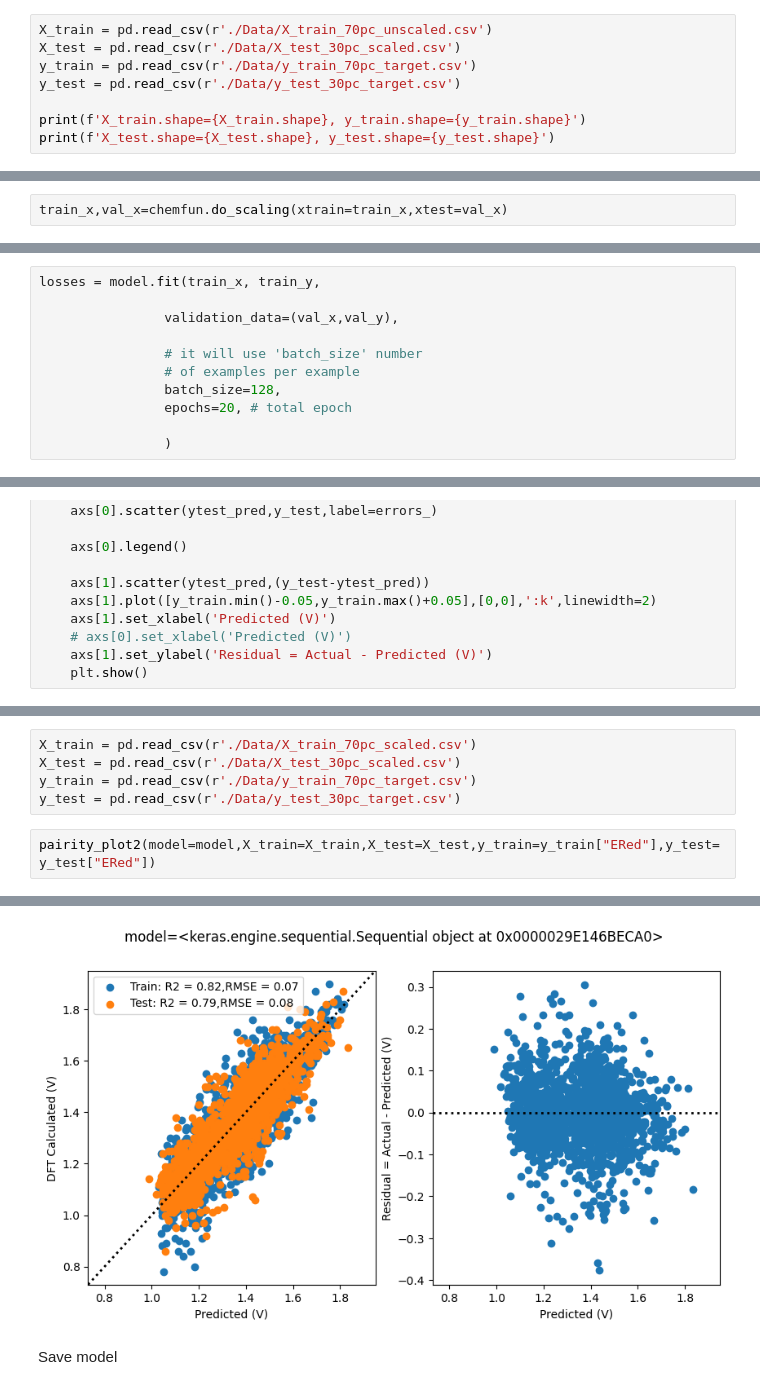
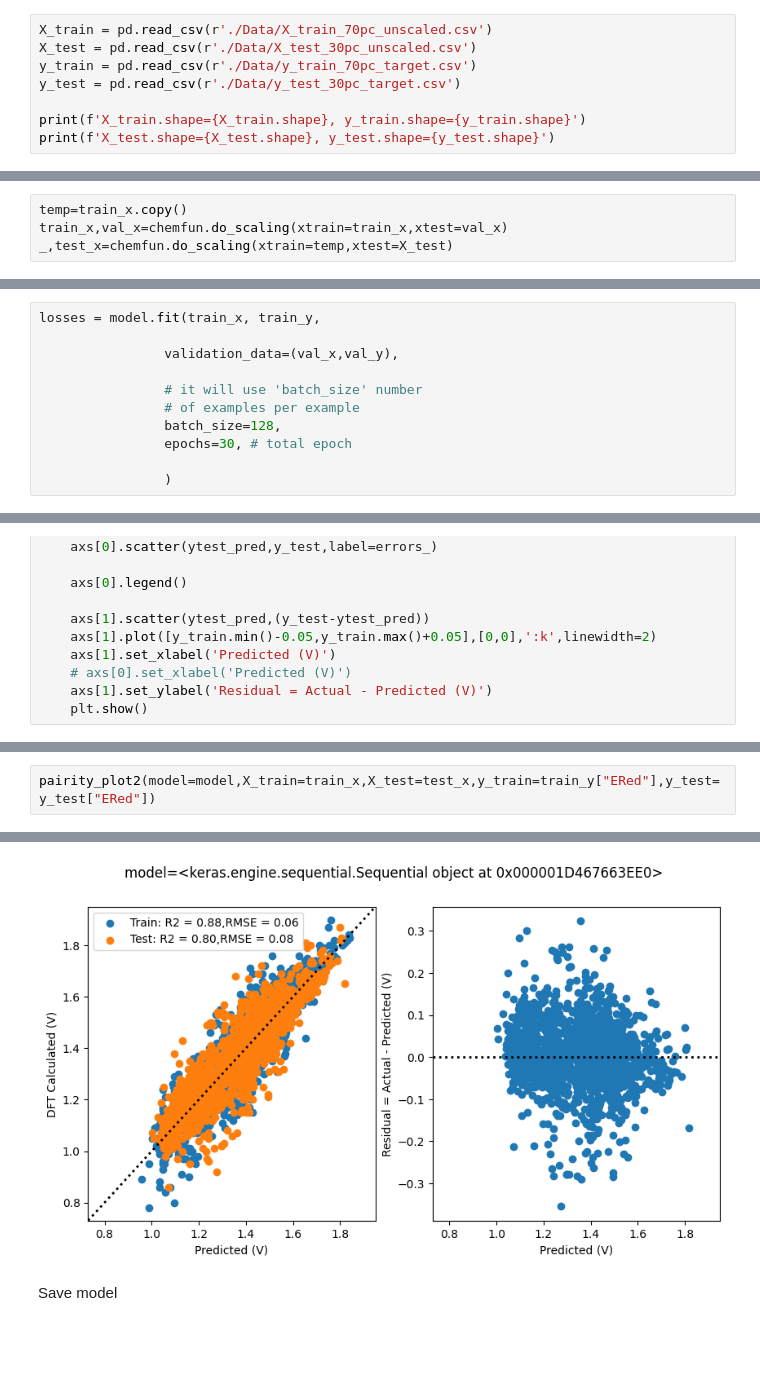
Before and after one commit to akashjn/DataScience, a Jupyter notebook: Redox Potential/4_NN_model.ipynb, the cells around one changed output, grey strips where cells are left out. Cells and saved outputs as stored; diff of their text form; blank space fills up the shorter version.

Commit message:
with model comparison

```diff
--- a/Redox Potential/4_NN_model.ipynb
+++ b/Redox Potential/4_NN_model.ipynb
@@ -24,7 +24,7 @@ import rdkit.Chem as Chem
 Need val data for training NN so read the unscaled train features
 # %%
 X_train = pd.read_csv(r'./Data/X_train_70pc_unscaled.csv')
-X_test = pd.read_csv(r'./Data/X_test_30pc_scaled.csv')
+X_test = pd.read_csv(r'./Data/X_test_30pc_unscaled.csv')
 y_train = pd.read_csv(r'./Data/y_train_70pc_target.csv')
 y_test = pd.read_csv(r'./Data/y_test_30pc_target.csv')
 
@@ -108,6 +108,8 @@ train_x.shape = (3428, 59), val_x.shape = (381, 59), train_y.shape = (3428, 1),
 # %% [markdown]
 scaling
 # %%
+temp=train_x.copy()
 train_x,val_x=chemfun.do_scaling(xtrain=train_x,xtest=val_x)
+_,test_x=chemfun.do_scaling(xtrain=temp,xtest=X_test)
 # %% [output]
 returning scaled train and test data
@@ -119,7 +122,7 @@ losses = model.fit(train_x, train_y,
 				# it will use 'batch_size' number
 				# of examples per example
 				batch_size=128,
-				epochs=20, # total epoch
+				epochs=30, # total epoch
 
 				)
 # %% [output]
@@ -207,8 +210,3 @@ pairity_plot2(model=model,X_train=train_x,X_test=val_x,y_train=train_y["ERed"],y
-# %%
-X_train = pd.read_csv(r'./Data/X_train_70pc_scaled.csv')
-X_test = pd.read_csv(r'./Data/X_test_30pc_scaled.csv')
-y_train = pd.read_csv(r'./Data/y_train_70pc_target.csv')
-y_test = pd.read_csv(r'./Data/y_test_30pc_target.csv')
 # %%
-pairity_plot2(model=model,X_train=X_train,X_test=X_test,y_train=y_train["ERed"],y_test=y_test["ERed"])
+pairity_plot2(model=model,X_train=train_x,X_test=test_x,y_train=train_y["ERed"],y_test=y_test["ERed"])
 # %% [output]
@@ -217,3 +215,3 @@ pairity_plot2(model=model,X_train=X_train,X_test=X_test,y_train=y_train["ERed"],
-[figure, old version]
+[figure, new version]
 # %% [markdown]
 Save model
```
Also changed, not shown: parts of 9 cells of this notebook, 14 other files.
